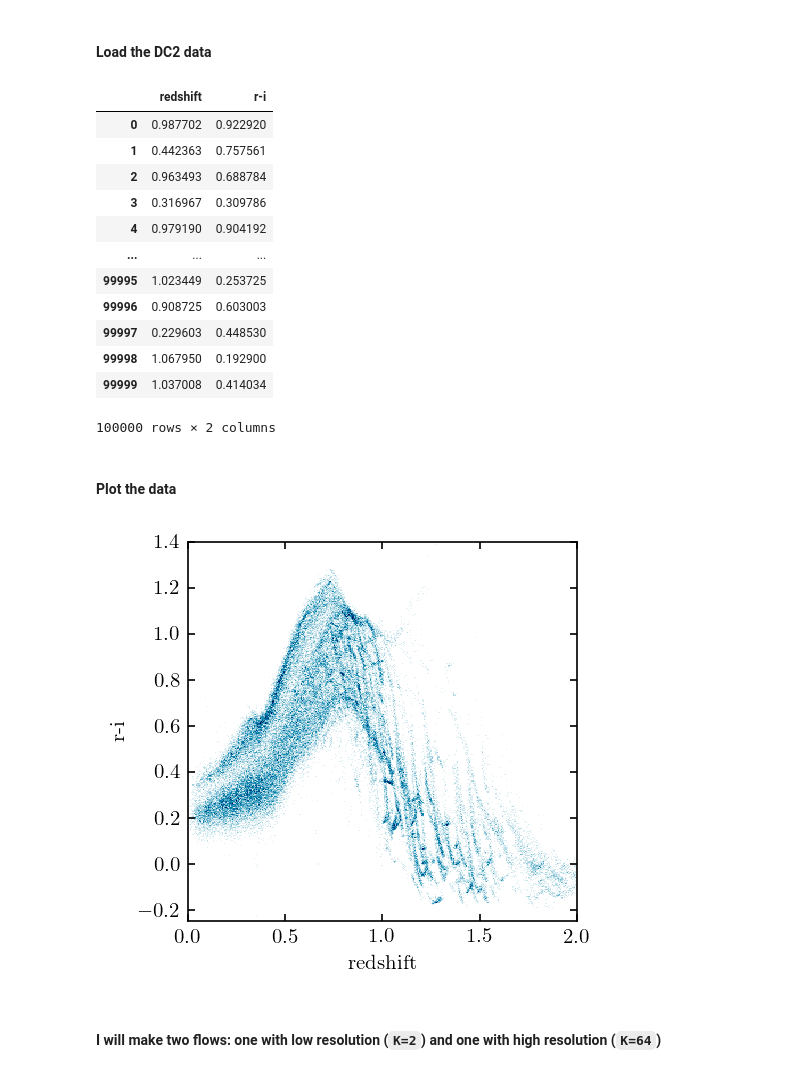
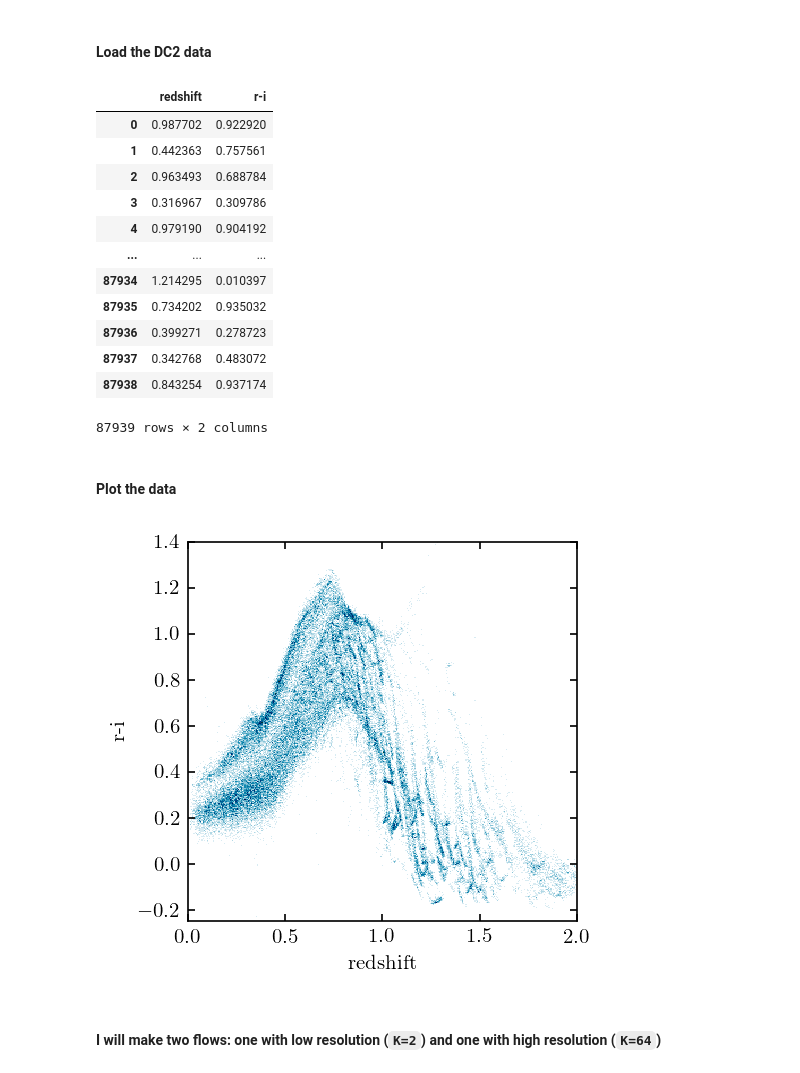
Before and after one commit to jfcrenshaw/pzflow-paper-2021, a Jupyter notebook: forward-modeling/spline-resolution.ipynb, the cells around one changed output. Drawn from its saved outputs; the diff is of its cells as text; code cells hidden in the pictures.

```diff
--- a/forward-modeling/spline-resolution.ipynb
+++ b/forward-modeling/spline-resolution.ipynb
@@ -16,26 +16,29 @@ twocol = 7.1014
 onecol = 3.35
 # %% [markdown]
 #### Load the DC2 data
-# %%
-data = pd.read_pickle("dc2.pkl")
-# select a subset
-data = data[:100000]
-# print some
-data
-# %% [output]
-|  | redshift | r-i |
-| 0 | 0.987702 | 0.922920 |
-| 1 | 0.442363 | 0.757561 |
-| 2 | 0.963493 | 0.688784 |
-| 3 | 0.316967 | 0.309786 |
-| 4 | 0.979190 | 0.904192 |
-| ... | ... | ... |
-| 99995 | 1.023449 | 0.253725 |
-| 99996 | 0.908725 | 0.603003 |
-| 99997 | 0.229603 | 0.448530 |
-| 99998 | 1.067950 | 0.192900 |
-| 99999 | 1.037008 | 0.414034 |
-100000 rows × 2 columns
+# %%
+data = pd.read_pickle("dc2.pkl")
+# select a subset
+idx = np.where((data["r"] > 20) & (data["r"] < 24))
+data = data.iloc[idx][:100000]
+# we only need redshift and r-i
+data = pd.DataFrame(np.array([data["redshift"], data["r"] - data["i"]]).T, columns=("redshift", "r-i"))
+# print some of the data
+data
+# %% [output]
+|  | redshift | r-i |
+| 0 | 0.987702 | 0.922920 |
+| 1 | 0.442363 | 0.757561 |
+| 2 | 0.963493 | 0.688784 |
+| 3 | 0.316967 | 0.309786 |
+| 4 | 0.979190 | 0.904192 |
+| ... | ... | ... |
+| 87934 | 1.214295 | 0.010397 |
+| 87935 | 0.734202 | 0.935032 |
+| 87936 | 0.399271 | 0.278723 |
+| 87937 | 0.342768 | 0.483072 |
+| 87938 | 0.843254 | 0.937174 |
+87939 rows × 2 columns
 # %% [markdown]
 #### Plot the data
 # %%
@@ -45,7 +48,7 @@ ax.set(xlim=(0, 2), ylim=(-0.25, 1.4),
        xlabel="redshift", ylabel="r-i")
 plt.show()
 # %% [output]
-[figure, old version]
+[figure, new version]
 # %% [markdown]
 #### I will make two flows: one with low resolution (`K=2`) and one with high resolution (`K=64`)
 # %%
```
Also changed, not shown: parts of 5 cells of this notebook, 2 other files.
